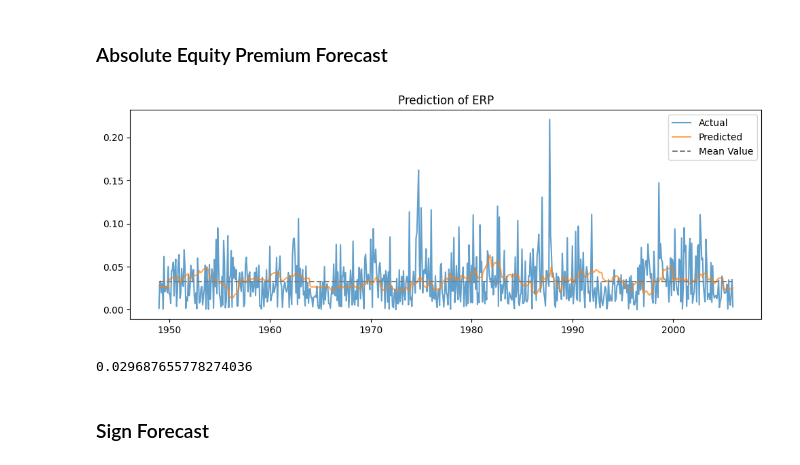
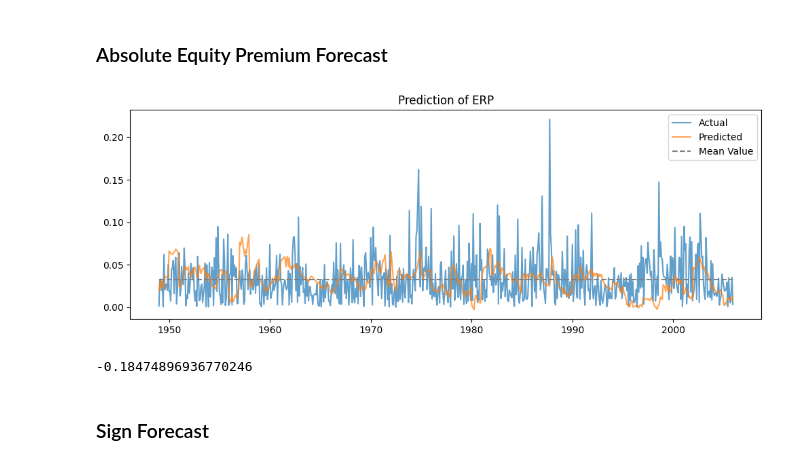
Before and after one commit to juliusd01/Deep_Learning, a Jupyter notebook: Research/Finance/Stock_Returns/Goyal_Welch/GW08_replication.ipynb, the cells around one changed output. Saved outputs shown, nothing was run; the diff lists cells and outputs as text; code cells hidden in the pictures.

Commit message:
add data and code from Chen

```diff
--- a/Research/Finance/Stock_Returns/Goyal_Welch/GW08_replication.ipynb
+++ b/Research/Finance/Stock_Returns/Goyal_Welch/GW08_replication.ipynb
@@ -300,6 +300,8 @@ periods at their native frequencies" (GWZ24). In the data this should be Rfree (
 data_monthly['log_equity_premium'] = np.log1p(data_monthly['CRSP_SPvw']) - np.log1p(data_monthly['Rfree'])
 data_monthly['equity_premium'] = data_monthly['CRSP_SPvw'] - data_monthly['Rfree']
 data_monthly['equity_premium_lag'] = data_monthly['equity_premium'].shift(1)
+data_monthly['abs_ep_lag'] = data_monthly['equity_premium'].abs().shift(1)
+data_monthly['sign_lag'] = (data_monthly['equity_premium'] > 0).astype(int).shift(1)
 data_monthly = data_monthly[1:]
 # %%
 data_monthly['equity_premium'].describe()
@@ -615,14 +623,16 @@ MSE_M = mean_squared_error(res['Actual_Value'], res['Historical_Mean'])
 # %% [markdown]
 ### Absolute Equity Premium Forecast
 # %%
-NUM_LAYERS = 2
+NUM_LAYERS = 1
 NUMBER_OF_LAGS = 13
 HIDDEN_DIM = 32
-EPOCHS = 100
+EPOCHS = 40
 BATCH_SIZE = 64
 LR = 3e-4
 DROPOUT = 0.0
 RETRAIN_FREQUENCY = 12
+MIN_TRAIN_MONTHS = 240
+RNN_MODEL = 'gru'
 # %%
 features = data_monthly.drop(columns=['Index', 'D12', 'E12', 'CRSP_SPvw', 'CRSP_SPvwx', 'Rfree', 'e10p', 'log_equity_premium', 'equity_premium', 'csp'])
 y = data_monthly['equity_premium'].abs()
@@ -637,26 +647,28 @@ abs_res = get_return_Forecast_DL(
     batch_size=BATCH_SIZE,
     lr=LR,
     dropout=DROPOUT,
-    retrain_frequency=RETRAIN_FREQUENCY
+    retrain_frequency=RETRAIN_FREQUENCY,
+    minimum_train_months=MIN_TRAIN_MONTHS,
+    rnn_model=RNN_MODEL
 )
 # %%
 # Plot predictions vs actual
 plt.figure(figsize=(12, 4))
 plt.plot(abs_res['Actual_Value'], label='Actual', alpha=0.7)
 plt.plot(abs_res['Predicted_Value'], label='Predicted', alpha=0.7)
-plt.hlines(abs_res['Actual_Value'].mean(), xmin=res.index.min(), xmax=res.index.max(), colors='gray', linestyles='dashed', label='Mean Value')
+plt.hlines(abs_res['Actual_Value'].mean(), xmin=abs_res.index.min(), xmax=abs_res.index.max(), colors='gray', linestyles='dashed', label='Mean Value')
 plt.legend()
 plt.title('Prediction of ERP')
 plt.show()
 # %% [output]
-[figure, old version]
+[figure, new version]
 # %%
 abs_res['Historical_Mean'] = data_monthly['equity_premium'].abs().mean()
 MSE_DL = mean_squared_error(abs_res['Actual_Value'], abs_res['Predicted_Value'])
 MSE_M = mean_squared_error(abs_res['Actual_Value'], abs_res['Historical_Mean'])
 1 - MSE_DL / MSE_M
 # %% [output]
-0.029687655778274036
+-0.18474896936770246
 # %% [markdown]
 ### Sign Forecast
 # %%
```
Also changed, not shown: parts of 11 cells of this notebook, 11 other files.
